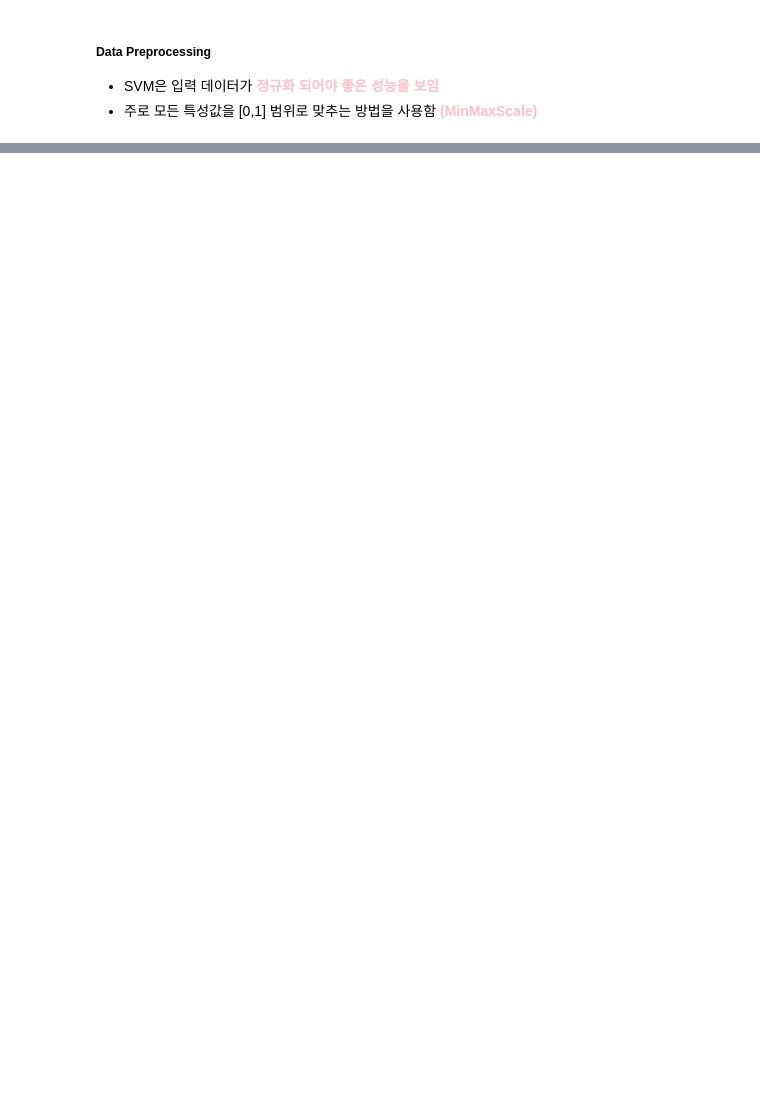
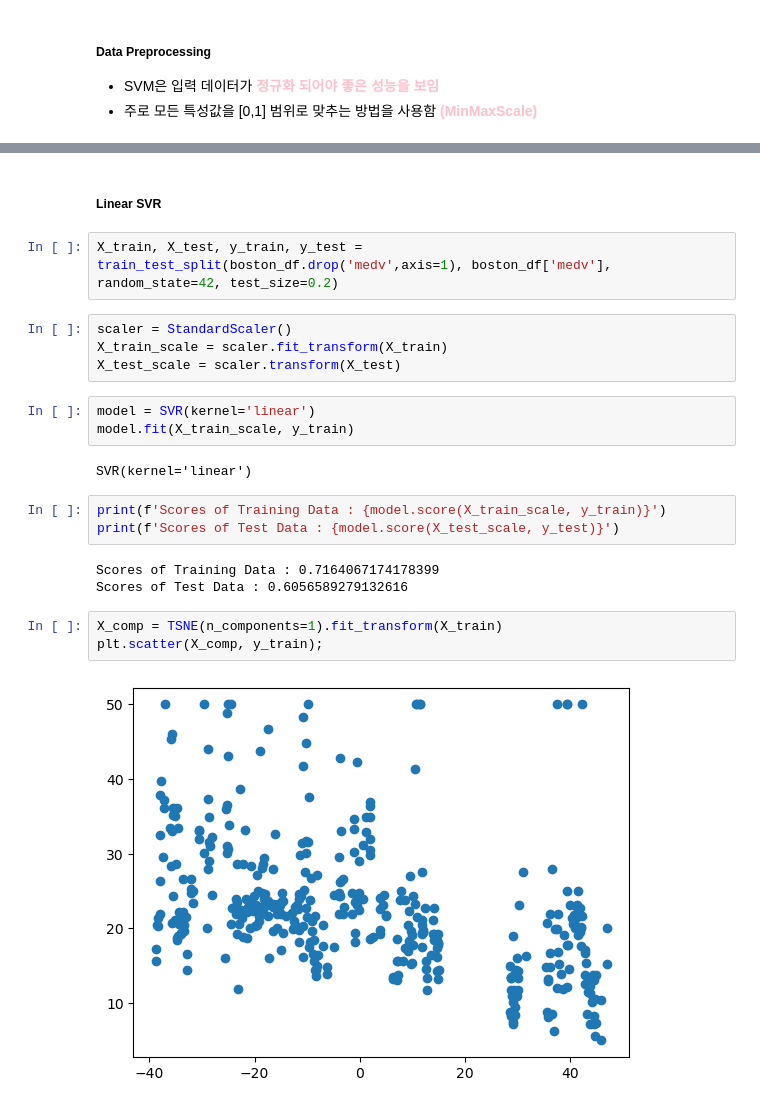
Before and after one commit to pjjongho/Practice-Python, a Jupyter notebook: machine_learning/6. SVM(Support Vector Machine.ipynb, the cells around one changed output, grey strips where cells are left out. Saved outputs shown, nothing was run; the diff lists cells and outputs as text; blank space fills up the shorter version.

```diff
--- a/machine_learning/6. SVM(Support Vector Machine.ipynb
+++ b/machine_learning/6. SVM(Support Vector Machine.ipynb
@@ -178,0 +205,24 @@ X_train, X_test, y_train, y_test = train_test_split(X, y, random_state=42)
+# %% [markdown]
+##### Linear SVR
+# %%
+X_train, X_test, y_train, y_test = train_test_split(boston_df.drop('medv',axis=1), boston_df['medv'], random_state=42, test_size=0.2)
+# %%
+scaler = StandardScaler()
+X_train_scale = scaler.fit_transform(X_train)
+X_test_scale = scaler.transform(X_test)
+# %%
+model = SVR(kernel='linear')
+model.fit(X_train_scale, y_train)
+# %% [output]
+SVR(kernel='linear')
+# %%
+print(f'Scores of Training Data : {model.score(X_train_scale, y_train)}')
+print(f'Scores of Test Data : {model.score(X_test_scale, y_test)}')
+# %% [output]
+Scores of Training Data : 0.7164067174178399
+Scores of Test Data : 0.6056589279132616
+# %%
+X_comp = TSNE(n_components=1).fit_transform(X_train)
+plt.scatter(X_comp, y_train);
+# %% [output]
+[figure, added]
```
Also changed, not shown: parts of 10 cells of this notebook.
